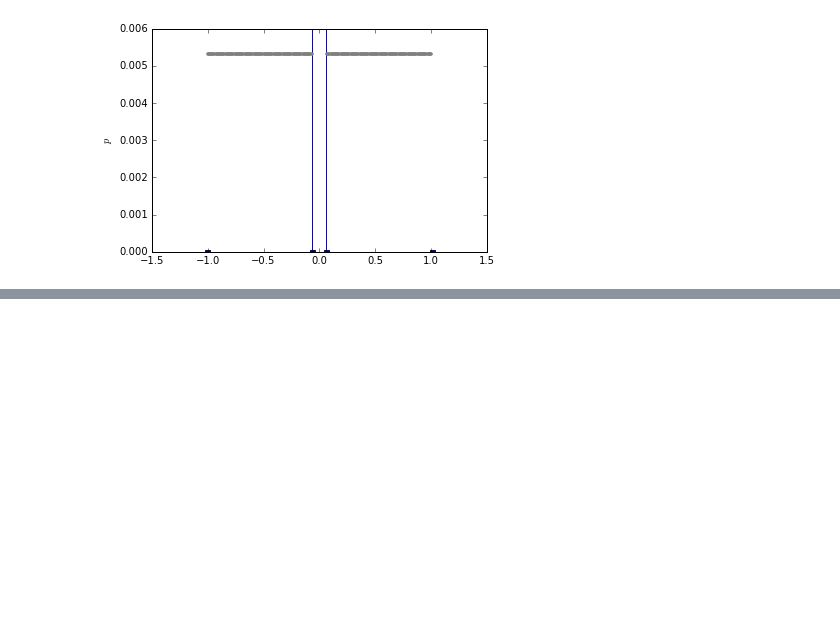
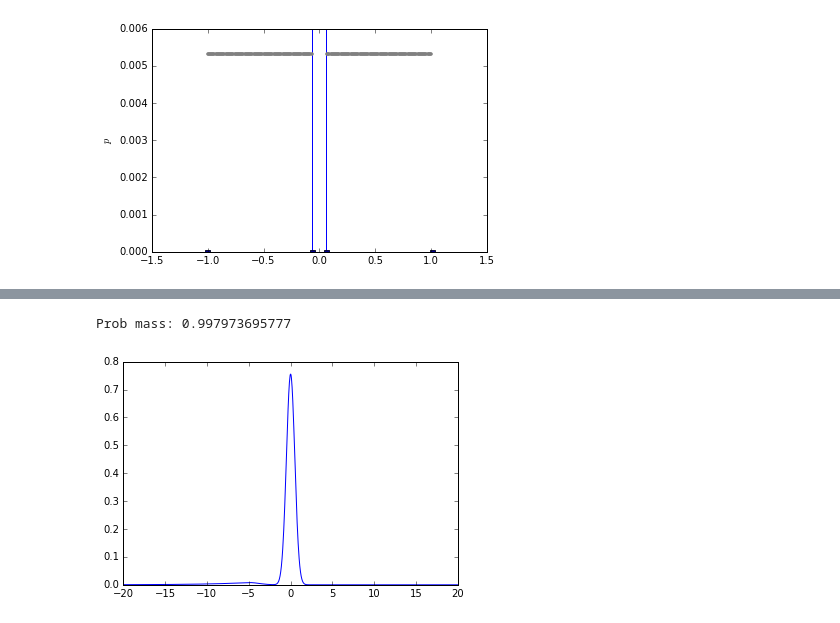
Before and after one commit to goretkin/tactile-pomdp, a Jupyter notebook: 1d-example-jig-object-relative.ipynb, the cells around one changed output, grey strips where cells are left out. Drawn from its saved outputs; the diff is of its cells as text; code cells hidden in the pictures; blank space fills up the shorter version.

```diff
--- a/1d-example-jig-object-relative.ipynb
+++ b/1d-example-jig-object-relative.ipynb
@@ -1091,0 +1127,18 @@ plt.gca().set_xlim(-1.1, 1.1)
+# %%
+def force_distribution_marginalize_out_next_state(state, action, duration, x_values):
+    one_step_belief = action.propogate_state(state, dt=duration)
+
+    output = np.zeros((len(x_values),))
+
+    for next_state in one_step_belief.nonzero_states():
+        output += one_step_belief[next_state] * force_observation_distribution(next_state, action.velocity)(x_values)
+
+    return output
+
+def force_distribution_belief(belief, action, duration, x_values):
+    output = np.zeros((len(x_values),))
+
+    for state in belief.nonzero_states():
+        output += belief[state] * force_distribution_marginalize_out_next_state(state, action, duration, x_values)
+
+    return output
@@ -1091,0 +1149,8 @@ plt.gca().set_xlim(-1.1, 1.1)
+# %%
+xv = np.linspace(-20, 20, 1000)
+yv = force_distribution_belief(b_posts["prior"], action, duration, xv)
+plt.plot(xv,yv)
+print("Prob mass: %s"%scipy.integrate.cumtrapz(yv, xv)[-1])
+# %% [output]
+Prob mass: 0.997973695777
+[figure, added]
```
Also changed, not shown: parts of 10 cells of this notebook.
